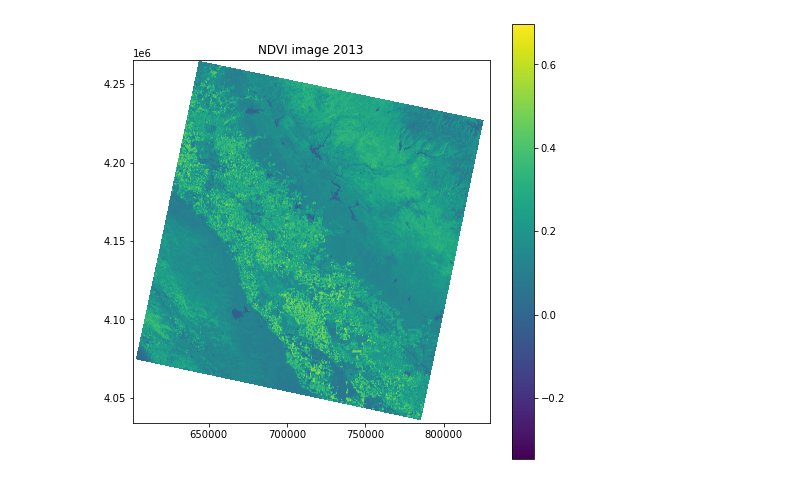
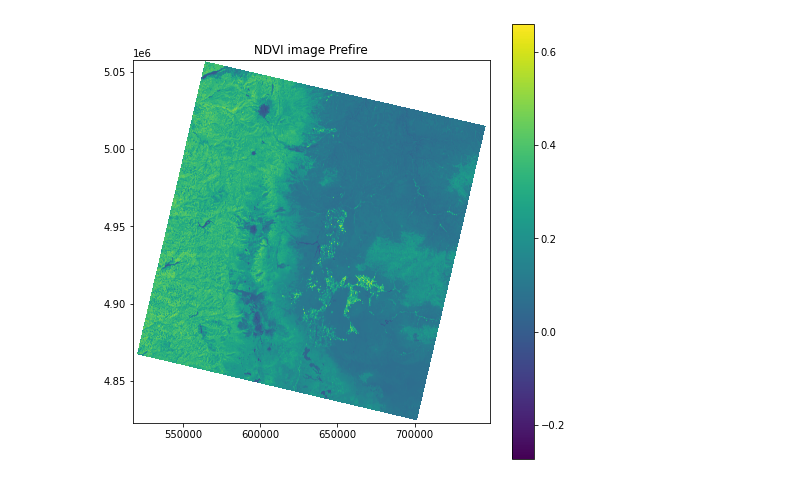
Before and after one commit to IsaiasTG/Drought-Data-Science-Project, a Jupyter notebook: FinalProject.ipynb, the cells around one changed output. Saved outputs shown, nothing was run; the diff lists cells and outputs as text; code cells hidden in the pictures.

```diff
--- a/FinalProject.ipynb
+++ b/FinalProject.ipynb
@@ -10,8 +10,14 @@ import xarray
 # %%
 filepath = '/Users/isaiastorres/Desktop/GEOG490/ProjectData/Landsat/'
 
-files2013 = sorted(glob.glob(filepath + 'Landsat2013/*.tiff'))
-files2020 = sorted(glob.glob(filepath + 'Landsat2020/*.tiff'))
-print(files2013)
-print(files2020)
+filesPreFire = sorted(glob.glob(filepath + 'LandsatPreFire/*.TIF'))
+filesPostFire = sorted(glob.glob(filepath + 'LandsatPostFire/*.TIF'))
+filesFire = sorted(glob.glob(filepath + 'Landsat10_03_Fire/*.TIF'))
+filesRecent = sorted(glob.glob(filepath + 'Landsat_Feb11_2022/*.TIF'))
+
+
+print(filesPreFire)
+print(filesPostFire)
+print(filesFire)
+print(filesRecent)
 # %% [output]
@@ -20,11 +28,11 @@ print(files2020)
 # %%
-list_bands2013 = []
-for file in files2013:
+list_bandsPreFire = []
+for file in filesPreFire:
 # Read band
     src = rasterio.open(file)
     band = src.read(1)
              # Append to list
-    list_bands2013.append(band)
+    list_bandsPreFire.append(band)
          # Convert from list of arrays to n-dimensional array
-all_bands2013 = np.dstack(list_bands)
+all_bandsPreFire = np.dstack(list_bandsPreFire)
 # %%
@@ -32,17 +40,17 @@ all_bands_image2013 = np.uint8((all_bands2013 / 65536) * 255)
 # %%
 # Compute NDVI
 np.seterr(divide='ignore', invalid='ignore')
-ndvi2013 = np.divide((all_bands2013[:,:,2].astype(float) - all_bands2013[:,:,1].astype(float)), \
-                 (all_bands2013[:,:,2].astype(float) + all_bands2013[:,:,1].astype(float)))
+ndviPreFire = np.divide((all_bandsPreFire[:,:,4].astype(float) - all_bandsPreFire[:,:,3].astype(float)), \
+                 (all_bandsPreFire[:,:,4].astype(float) + all_bandsPreFire[:,:,3].astype(float)))
 # %%
 # Plot NDVI image
 full_extent = [src.bounds.left, src.bounds.right, src.bounds.bottom, src.bounds.top]
 
 fig, ax = plt.subplots(figsize=(8,8))
-im = ax.imshow(ndvi2013, extent=full_extent)
-ax.set_title("NDVI image 2013")
+im = ax.imshow(ndviPreFire, extent=full_extent)
+ax.set_title("NDVI image Prefire")
 fig.colorbar(im, orientation='vertical')
 plt.show()
 # %% [output]
-[figure, old version]
+[figure, new version]
 # %%
```
Also changed, not shown: parts of 16 cells of this notebook.
